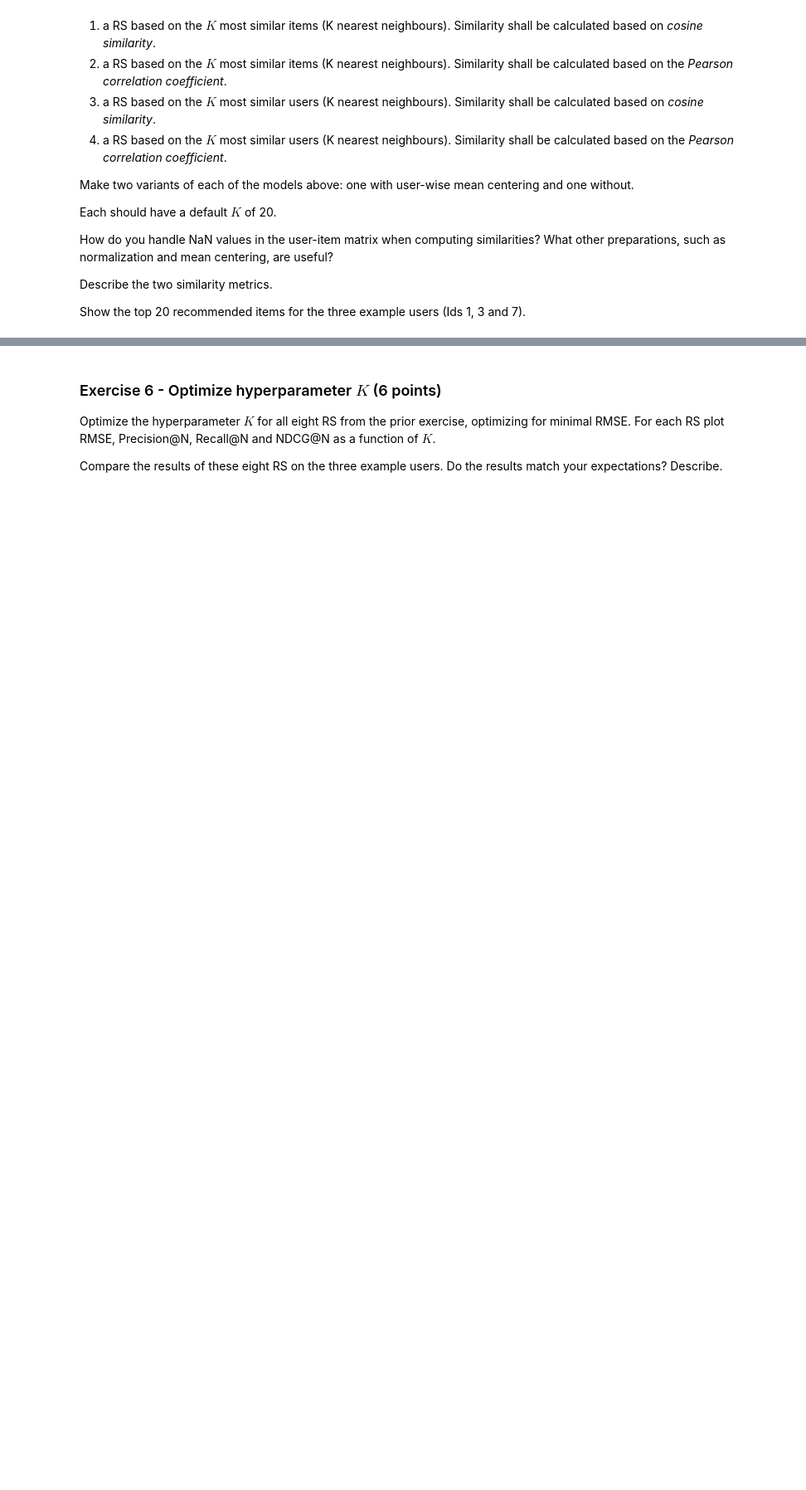
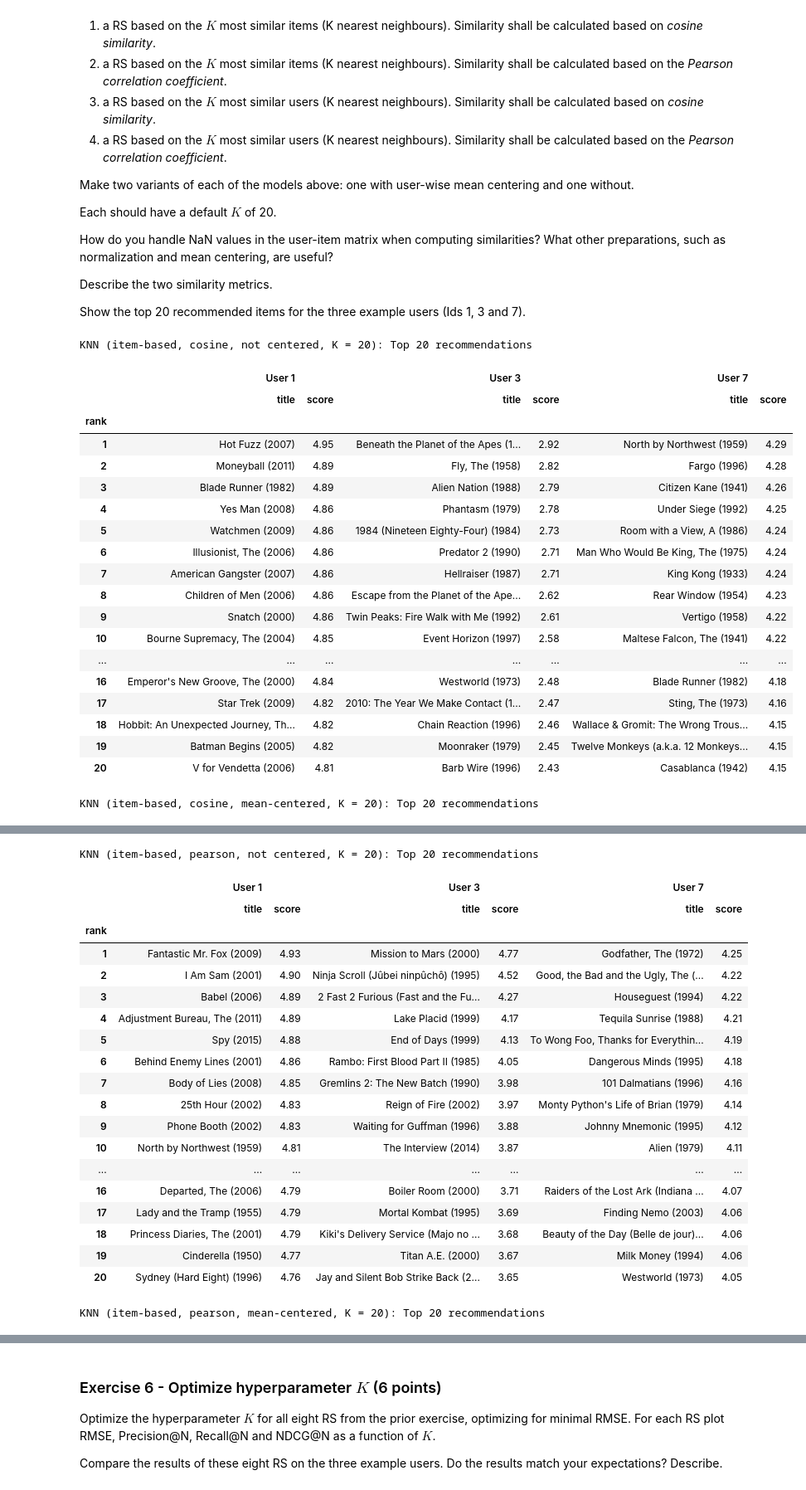
Before and after one commit to mischhart-bsc/recommender-systems, a Jupyter notebook: MiniChallenge/RSY_MiniChallenge_HS26.ipynb, the cells around one changed output, grey strips where cells are left out. Shown at 83% size. Cells and saved outputs as stored; diff of their text form; code cells hidden in the pictures; blank space fills up the shorter version.

```diff
--- a/MiniChallenge/RSY_MiniChallenge_HS26.ipynb
+++ b/MiniChallenge/RSY_MiniChallenge_HS26.ipynb
@@ -1089,0 +1191,32 @@ Show the top 20 recommended items for the three example users (Ids 1, 3 and 7).
+# %%
+knn_variants = {f"{kind}-based, {similarity}, {'mean-centered' if center else 'not centered'}":
+                KNNRS(kind=kind, similarity=similarity, mean_center=center)
+                for kind in ["item", "user"] for similarity in ["cosine", "pearson"] for center in [False, True]}
+
+for name, rs in knn_variants.items():
+    rs.fit(trainval)
+    display(recommendation_table(rs, example_users, movies)
+            .style.set_caption(f"KNN ({name}, K = {rs.k}): Top 20 recommendations")
+            .format(precision=2))
+# %% [output]
+KNN (item-based, cosine, not centered, K = 20): Top 20 recommendations
+|  | User 1 |  | User 3 |  | User 7 |  |
+|  | title | score | title | score | title | score |
+| rank |  |  |  |  |  |  |
+| 1 | Hot Fuzz (2007) | 4.95 | Beneath the Planet of the Apes (1... | 2.92 | North by Northwest (1959) | 4.29 |
+| 2 | Moneyball (2011) | 4.89 | Fly, The (1958) | 2.82 | Fargo (1996) | 4.28 |
+| 3 | Blade Runner (1982) | 4.89 | Alien Nation (1988) | 2.79 | Citizen Kane (1941) | 4.26 |
+| 4 | Yes Man (2008) | 4.86 | Phantasm (1979) | 2.78 | Under Siege (1992) | 4.25 |
+| 5 | Watchmen (2009) | 4.86 | 1984 (Nineteen Eighty-Four) (1984) | 2.73 | Room with a View, A (1986) | 4.24 |
+| 6 | Illusionist, The (2006) | 4.86 | Predator 2 (1990) | 2.71 | Man Who Would Be King, The (1975) | 4.24 |
+| 7 | American Gangster (2007) | 4.86 | Hellraiser (1987) | 2.71 | King Kong (1933) | 4.24 |
+| 8 | Children of Men (2006) | 4.86 | Escape from the Planet of the Ape... | 2.62 | Rear Window (1954) | 4.23 |
+| 9 | Snatch (2000) | 4.86 | Twin Peaks: Fire Walk with Me (1992) | 2.61 | Vertigo (1958) | 4.22 |
+| 10 | Bourne Supremacy, The (2004) | 4.85 | Event Horizon (1997) | 2.58 | Maltese Falcon, The (1941) | 4.22 |
+| ... | ... | ... | ... | ... | ... | ... |
+| 16 | Emperor's New Groove, The (2000) | 4.84 | Westworld (1973) | 2.48 | Blade Runner (1982) | 4.18 |
+| 17 | Star Trek (2009) | 4.82 | 2010: The Year We Make Contact (1... | 2.47 | Sting, The (1973) | 4.16 |
+| 18 | Hobbit: An Unexpected Journey, Th... | 4.82 | Chain Reaction (1996) | 2.46 | Wallace & Gromit: The Wrong Trous... | 4.15 |
+| 19 | Batman Begins (2005) | 4.82 | Moonraker (1979) | 2.45 | Twelve Monkeys (a.k.a. 12 Monkeys... | 4.15 |
+| 20 | V for Vendetta (2006) | 4.81 | Barb Wire (1996) | 2.43 | Casablanca (1942) | 4.15 |
+KNN (item-based, cosine, mean-centered, K = 20): Top 20 recommendations
@@ -1089,0 +1242,21 @@ Show the top 20 recommended items for the three example users (Ids 1, 3 and 7).
+KNN (item-based, pearson, not centered, K = 20): Top 20 recommendations
+|  | User 1 |  | User 3 |  | User 7 |  |
+|  | title | score | title | score | title | score |
+| rank |  |  |  |  |  |  |
+| 1 | Fantastic Mr. Fox (2009) | 4.93 | Mission to Mars (2000) | 4.77 | Godfather, The (1972) | 4.25 |
+| 2 | I Am Sam (2001) | 4.90 | Ninja Scroll (Jûbei ninpûchô) (1995) | 4.52 | Good, the Bad and the Ugly, The (... | 4.22 |
+| 3 | Babel (2006) | 4.89 | 2 Fast 2 Furious (Fast and the Fu... | 4.27 | Houseguest (1994) | 4.22 |
+| 4 | Adjustment Bureau, The (2011) | 4.89 | Lake Placid (1999) | 4.17 | Tequila Sunrise (1988) | 4.21 |
+| 5 | Spy (2015) | 4.88 | End of Days (1999) | 4.13 | To Wong Foo, Thanks for Everythin... | 4.19 |
+| 6 | Behind Enemy Lines (2001) | 4.86 | Rambo: First Blood Part II (1985) | 4.05 | Dangerous Minds (1995) | 4.18 |
+| 7 | Body of Lies (2008) | 4.85 | Gremlins 2: The New Batch (1990) | 3.98 | 101 Dalmatians (1996) | 4.16 |
+| 8 | 25th Hour (2002) | 4.83 | Reign of Fire (2002) | 3.97 | Monty Python's Life of Brian (1979) | 4.14 |
+| 9 | Phone Booth (2002) | 4.83 | Waiting for Guffman (1996) | 3.88 | Johnny Mnemonic (1995) | 4.12 |
+| 10 | North by Northwest (1959) | 4.81 | The Interview (2014) | 3.87 | Alien (1979) | 4.11 |
+| ... | ... | ... | ... | ... | ... | ... |
+| 16 | Departed, The (2006) | 4.79 | Boiler Room (2000) | 3.71 | Raiders of the Lost Ark (Indiana ... | 4.07 |
+| 17 | Lady and the Tramp (1955) | 4.79 | Mortal Kombat (1995) | 3.69 | Finding Nemo (2003) | 4.06 |
+| 18 | Princess Diaries, The (2001) | 4.79 | Kiki's Delivery Service (Majo no ... | 3.68 | Beauty of the Day (Belle de jour)... | 4.06 |
+| 19 | Cinderella (1950) | 4.77 | Titan A.E. (2000) | 3.67 | Milk Money (1994) | 4.06 |
+| 20 | Sydney (Hard Eight) (1996) | 4.76 | Jay and Silent Bob Strike Back (2... | 3.65 | Westworld (1973) | 4.05 |
+KNN (item-based, pearson, mean-centered, K = 20): Top 20 recommendations
```
Also changed, not shown: parts of 8 cells of this notebook, 1 other file.
